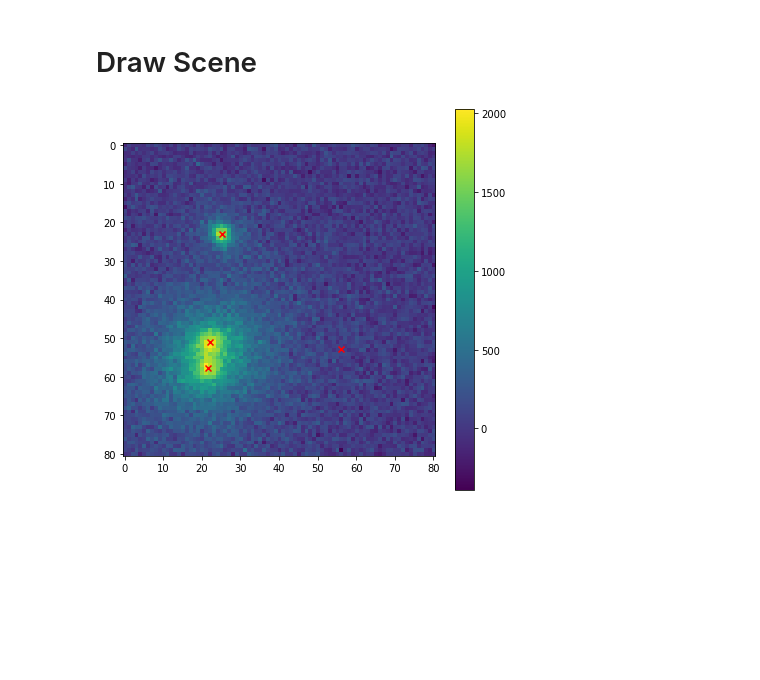
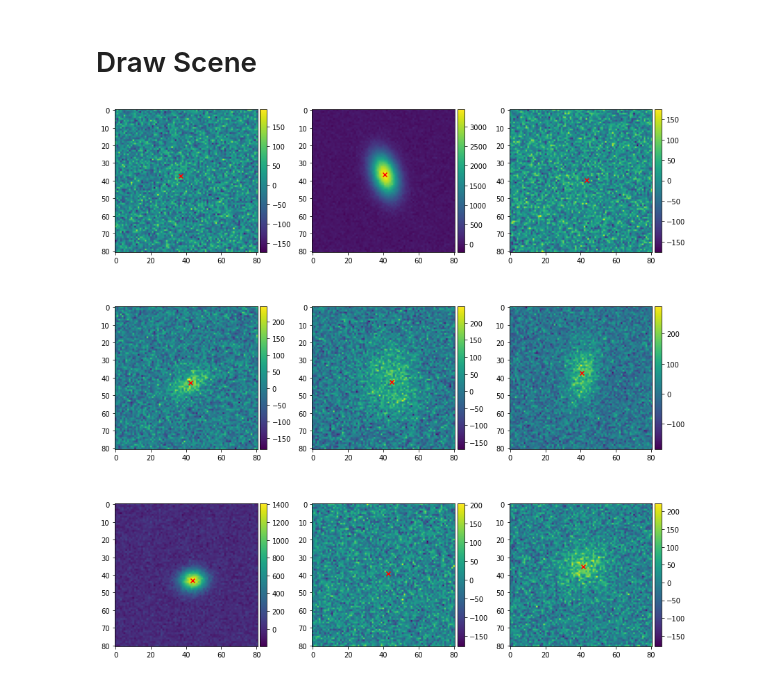
Before and after one commit to LSSTDESC/bayesian-pipelines-pixels, a Jupyter notebook: notebooks/demo.ipynb, the cells around one changed output. Saved outputs shown, nothing was run; the diff lists cells and outputs as text; code cells hidden in the pictures; blank space fills up the shorter version.

Commit message:
Single galaxy cutouts (#36)
* do cutouts not scenes

* update test

* update notebooks

* tralining whitespace

```diff
--- a/notebooks/demo.ipynb
+++ b/notebooks/demo.ipynb
@@ -24,16 +27,19 @@ psf = get_gaussian_psf(fwhm=0.7)
 # draw the scene
 pixel_scale = 0.2
 slen = 81
-scene = create_scene(slen=slen, catalog=cat, psf=psf, pixel_scale=pixel_scale,
-                     g1=0.0, g2=0.0, sky_level=100, seed=0)
+cutouts = create_gaussian_cutouts(slen=slen, catalog=cat, psf=psf, pixel_scale=pixel_scale, g1=0.0, g2=0.0, sky_level=50, seed=0)
 # %%
-# let's look at it
-plt.figure(figsize=(7,7))
-plt.imshow(scene)
-plt.colorbar()
+# let's look at some cutouts
+fig, axes = plt.subplots(nrows=3, ncols=3, figsize=(12, 12))
+for ii, ax in enumerate(axes.flatten()):
+    im = ax.imshow(cutouts[ii], interpolation=None)
+    # with centers
+    ax.scatter(cat[ii]['ra']/ pixel_scale  - 0.5 + slen/2, cat[ii]['dec'] / pixel_scale - 0.5 + slen/2, marker='x', color='r')
 
-# with centers
-for row in cat:
-    plt.scatter(row['ra']/ pixel_scale  - 0.5 + slen/2, row['dec'] / pixel_scale - 0.5 + slen/2, marker='x', color='r')
+    # colorbar
+    divider = make_axes_locatable(ax)
+    cax = divider.append_axes('right', size='5%', pad=0.05)
+    fig.colorbar(im, cax=cax, orientation='vertical')
+plt.tight_layout()
 # %% [output]
-[figure, old version]
+[figure, new version]
```
Also changed, not shown: parts of 3 cells of this notebook, 2 other files.
